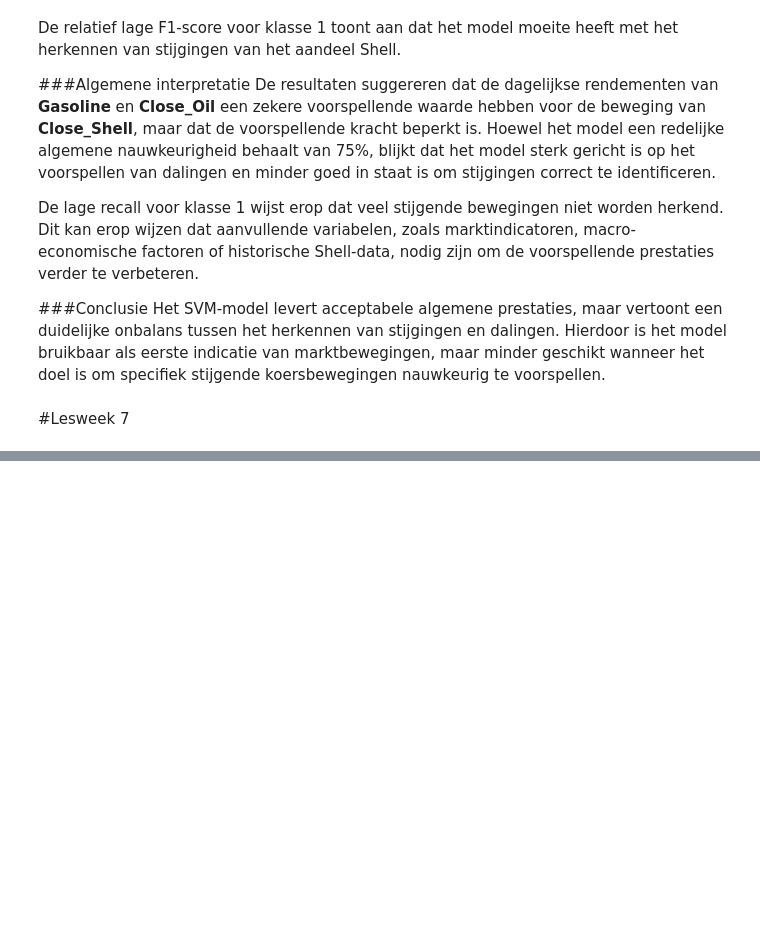
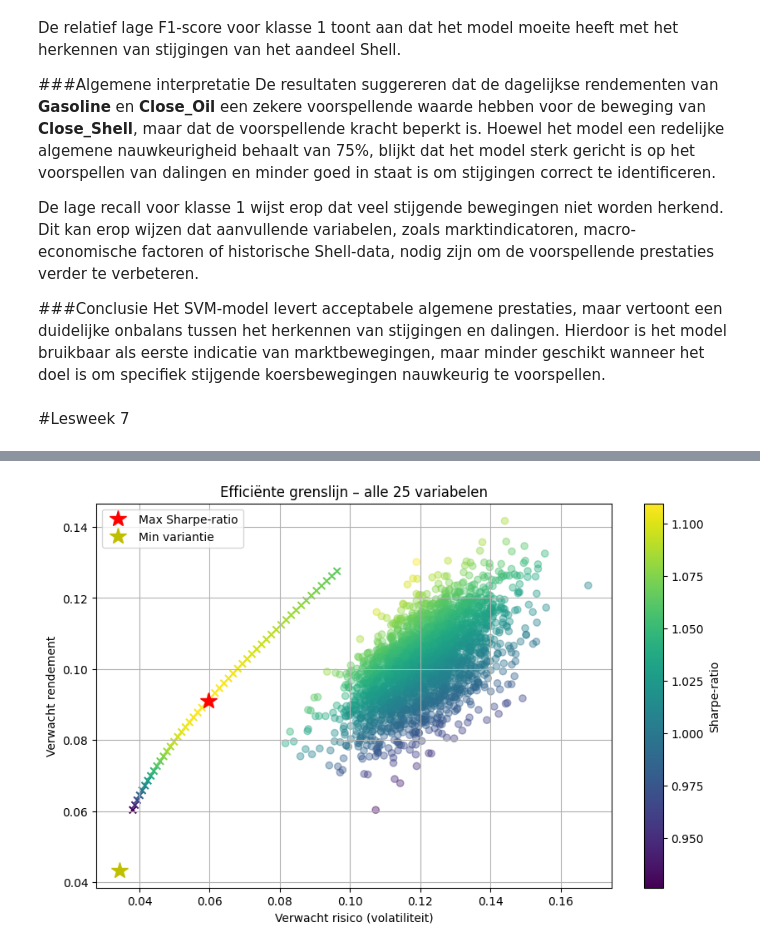
Before and after one commit to michaelraykuster-spec/Werkplaats-2-opdracht-Groep-3, a Jupyter notebook: Werkplaats_2_opdracht_Groep_3.ipynb, the cells around one changed output, grey strips where cells are left out. Drawn from its saved outputs; the diff is of its cells as text; code cells hidden in the pictures; blank space fills up the shorter version.

```diff
--- a/Werkplaats_2_opdracht_Groep_3.ipynb
+++ b/Werkplaats_2_opdracht_Groep_3.ipynb
@@ -1346,0 +2347,39 @@ Het SVM-model levert acceptabele algemene prestaties, maar vertoont een duidelij
+# %%
+def min_func_port_t(weights):
+    return statistics(weights, rets_totaal)[1]
+
+bnds_t = tuple((0, 1) for _ in range(noa_totaal))
+start_t = noa_totaal * [1. / noa_totaal]
+
+trets_t = np.linspace(prets_t.min(), prets_t.max() * 0.9, 50)
+tvols_t = []
+
+for tret in trets_t:
+    cons_t = (
+        {'type': 'eq', 'fun': lambda x, r=tret: statistics(x, rets_totaal)[0] - r},
+        {'type': 'eq', 'fun': lambda x: np.sum(x) - 1}
+    )
+    res_t = sco.minimize(min_func_port_t, start_t, method='SLSQP',
+                         bounds=bnds_t, constraints=cons_t)
+    tvols_t.append(res_t['fun'])
+
+tvols_t = np.array(tvols_t)
+# %%
+plt.figure(figsize=(10, 6))
+plt.scatter(pvols_t, prets_t, c=(prets_t - rf) / pvols_t, marker='o', alpha=0.4)  # willekeurige portfolio's
+plt.scatter(tvols_t, trets_t, c=(trets_t - rf) / tvols_t, marker='x')              # efficiënte portfolio's
+plt.plot(statistics(max_sharpe_totaal['x'], rets_totaal)[1],
+         statistics(max_sharpe_totaal['x'], rets_totaal)[0],
+         'r*', markersize=15, label='Max Sharpe-ratio')
+plt.plot(statistics(min_risico_totaal['x'], rets_totaal)[1],
+         statistics(min_risico_totaal['x'], rets_totaal)[0],
+         'y*', markersize=15, label='Min variantie')
+plt.colorbar(label='Sharpe-ratio')
+plt.xlabel('Verwacht risico (volatiliteit)')
+plt.ylabel('Verwacht rendement')
+plt.title('Efficiënte grenslijn – alle 25 variabelen')
+plt.legend()
+plt.grid(True)
+plt.show()
+# %% [output]
+[figure, added]
```
Also changed, not shown: parts of 104 cells of this notebook.
